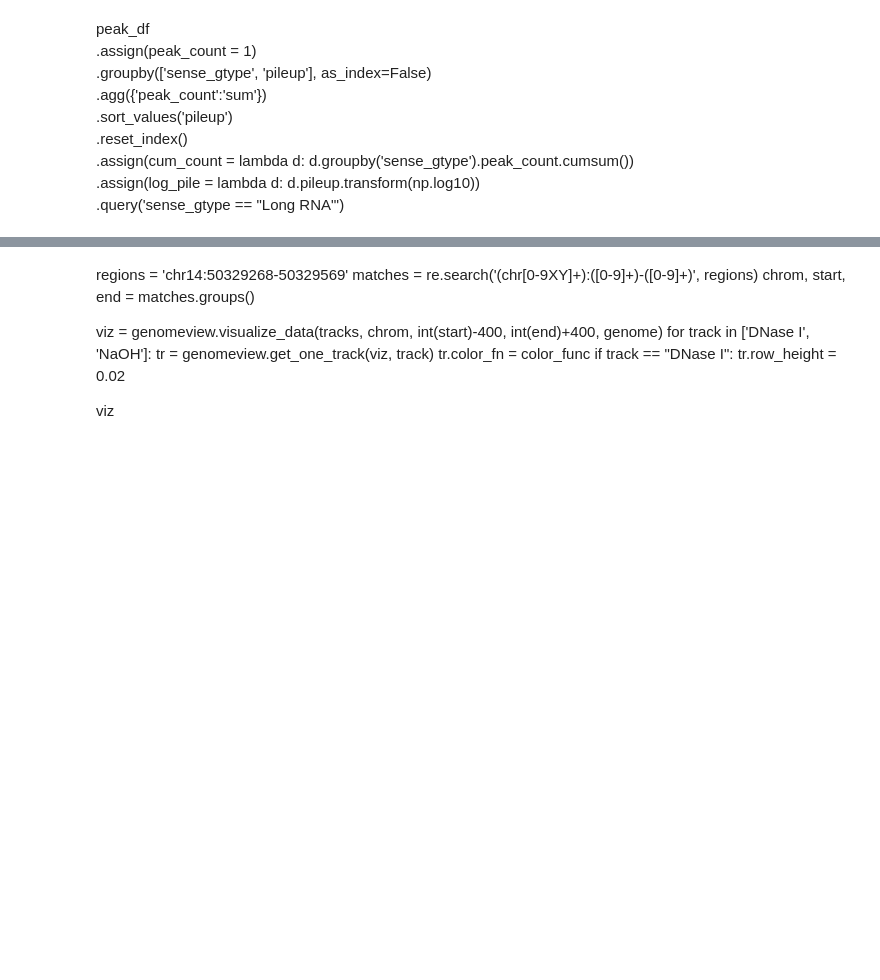
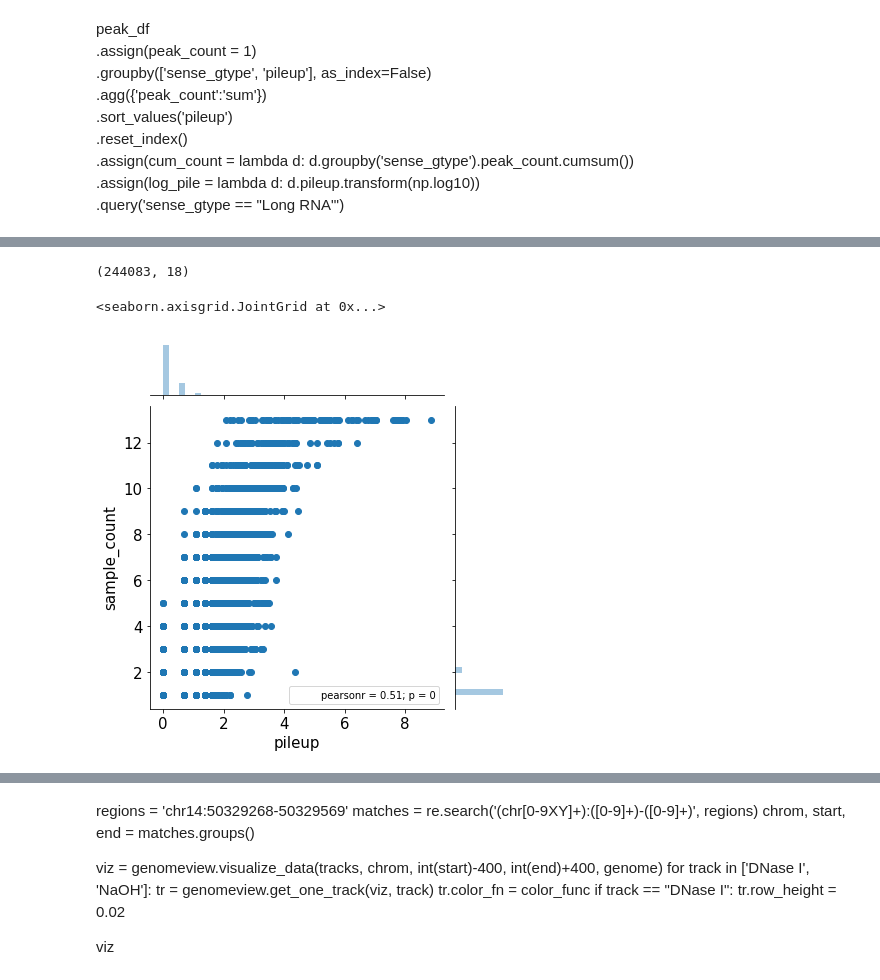
Before and after one commit to wckdouglas/cfNA, a Jupyter notebook: plots/peak_analysis.ipynb, the cells around one changed output, grey strips where cells are left out. Cells and saved outputs as stored; diff of their text form; code cells hidden in the pictures; blank space fills up the shorter version.

```diff
--- a/plots/peak_analysis.ipynb
+++ b/plots/peak_analysis.ipynb
@@ -146,3 +140,13 @@ Saved: /stor/work/Lambowitz/cdw2854/cell_Free_nucleotides/tgirt_map/figure/peak_
+# %%
+peak_df.shape
+# %% [output]
+(244083, 18)
+# %%
+sns.jointplot(peak_df.pileup.transform(np.log),
+            peak_df.sample_count)
+# %% [output]
+<seaborn.axisgrid.JointGrid at 0x...>
+[figure, added]
 # %%
 ','.join(rbp_df.head(15).index)
 # %% [output]
```
Also changed, not shown: parts of 21 cells of this notebook, 14 other files.
